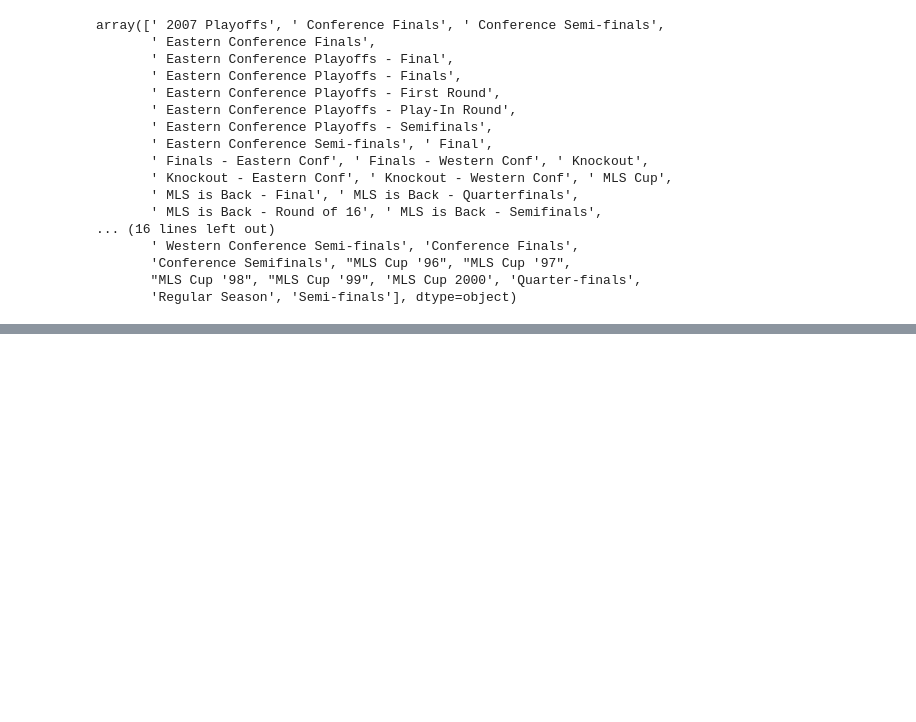
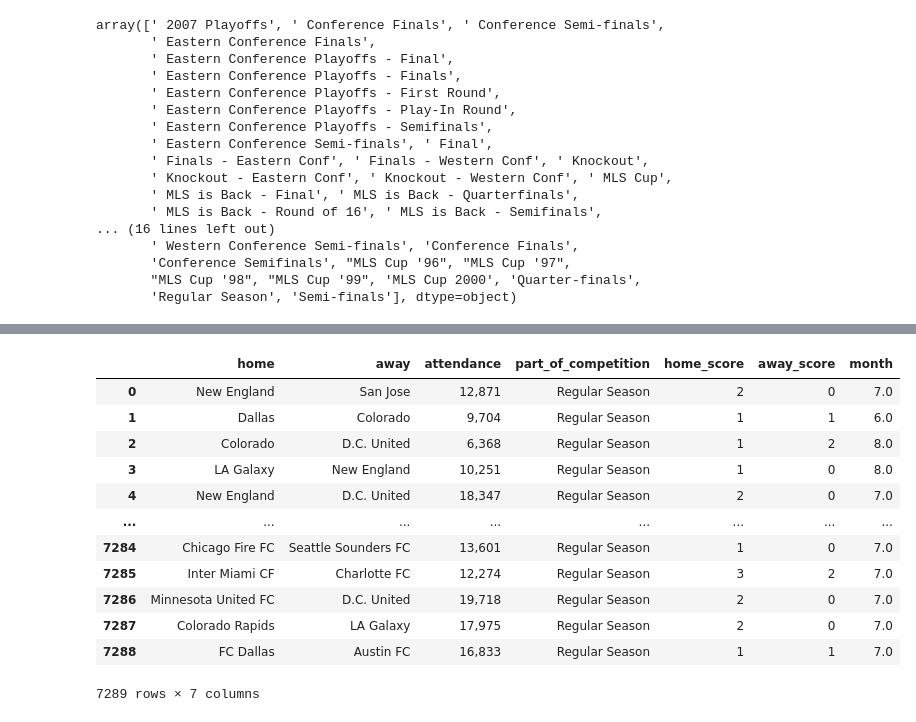
Before and after one commit to jcuenca972/ml2_cuencalerma_assignment, a Jupyter notebook: model_lab/Soccer.ipynb, the cells around one changed output, grey strips where cells are left out. Cells and saved outputs as stored; diff of their text form; code cells hidden in the pictures; blank space fills up the shorter version.

```diff
--- a/model_lab/Soccer.ipynb
+++ b/model_lab/Soccer.ipynb
@@ -103,0 +97,9 @@ array(['Atlanta United FC', 'Austin FC', 'CF Montréal', 'Charlotte FC',
+# %%
+# Creating datetime column
+date_regex = r"[0-9]+/[0-9]+/[0-9]+"
+date_mask = data['date'].str.match(date_regex)
+
+data.loc[~date_mask, "date"] = pd.to_datetime(data.loc[~date_mask, "date"], format='%A, %B %d', errors='coerce').dt.strftime('%m/%d/%Y')
+data["date"] = pd.to_datetime(data["date"])
+
+data.dtypes
@@ -103,0 +115,19 @@ array(['Atlanta United FC', 'Austin FC', 'CF Montréal', 'Charlotte FC',
+# %%
+# Extract month
+data['month'] = data['date'].dt.month
+data = data.drop(columns=["date"], axis = 1 )
+data
+# %% [output]
+|  | home | away | attendance | part_of_competition | home_score | away_score | month |
+| 0 | New England | San Jose | 12,871 | Regular Season | 2 | 0 | 7.0 |
+| 1 | Dallas | Colorado | 9,704 | Regular Season | 1 | 1 | 6.0 |
+| 2 | Colorado | D.C. United | 6,368 | Regular Season | 1 | 2 | 8.0 |
+| 3 | LA Galaxy | New England | 10,251 | Regular Season | 1 | 0 | 8.0 |
+| 4 | New England | D.C. United | 18,347 | Regular Season | 2 | 0 | 7.0 |
+| ... | ... | ... | ... | ... | ... | ... | ... |
+| 7284 | Chicago Fire FC | Seattle Sounders FC | 13,601 | Regular Season | 1 | 0 | 7.0 |
+| 7285 | Inter Miami CF | Charlotte FC | 12,274 | Regular Season | 3 | 2 | 7.0 |
+| 7286 | Minnesota United FC | D.C. United | 19,718 | Regular Season | 2 | 0 | 7.0 |
+| 7287 | Colorado Rapids | LA Galaxy | 17,975 | Regular Season | 2 | 0 | 7.0 |
+| 7288 | FC Dallas | Austin FC | 16,833 | Regular Season | 1 | 1 | 7.0 |
+7289 rows × 7 columns
```
Also changed, not shown: parts of 14 cells of this notebook, 1 other file.
